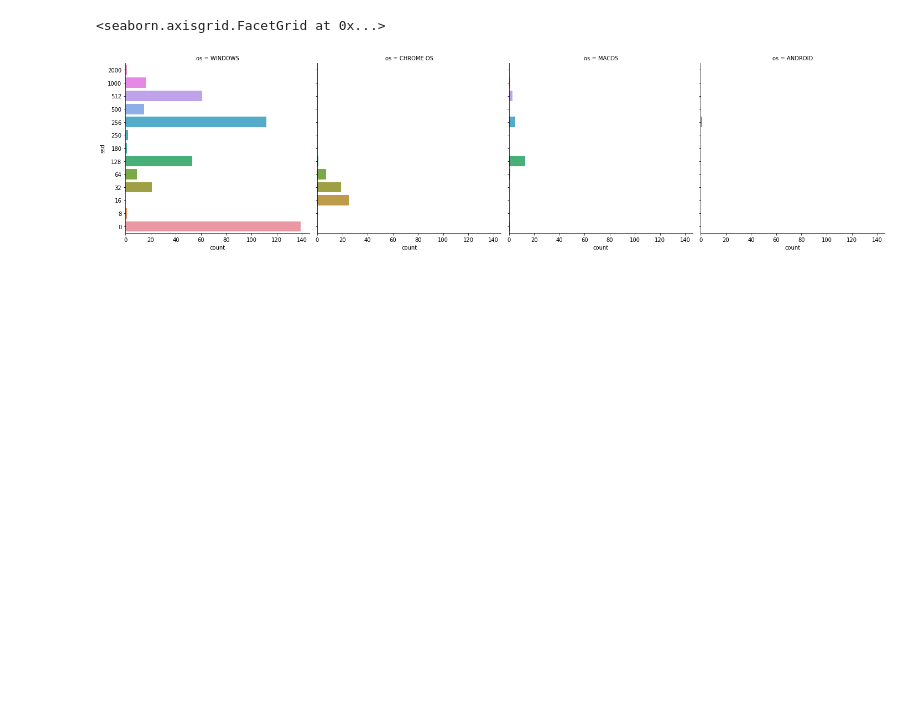
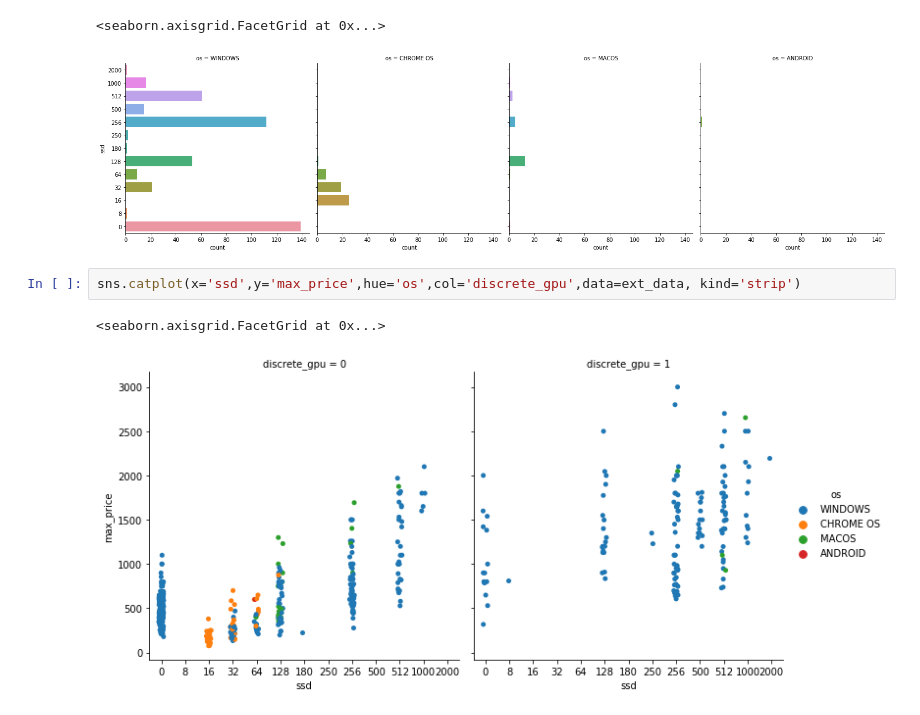
Before and after one commit to bvdabjorn/adana123, a Jupyter notebook: Data_Exploration.ipynb, the cells around one changed output. Cells and saved outputs as stored; diff of their text form; blank space fills up the shorter version.

```diff
--- a/Data_Exploration.ipynb
+++ b/Data_Exploration.ipynb
@@ -178,3 +178,8 @@ sns.catplot(y='ssd', col='os', data=ext_data, kind='count')
 # %% [output]
 <seaborn.axisgrid.FacetGrid at 0x...>
 [figure]
+# %%
+sns.catplot(x='ssd',y='max_price',hue='os',col='discrete_gpu',data=ext_data, kind='strip')
+# %% [output]
+<seaborn.axisgrid.FacetGrid at 0x...>
+[figure, added]
```
Also changed, not shown: parts of 9 cells of this notebook.
